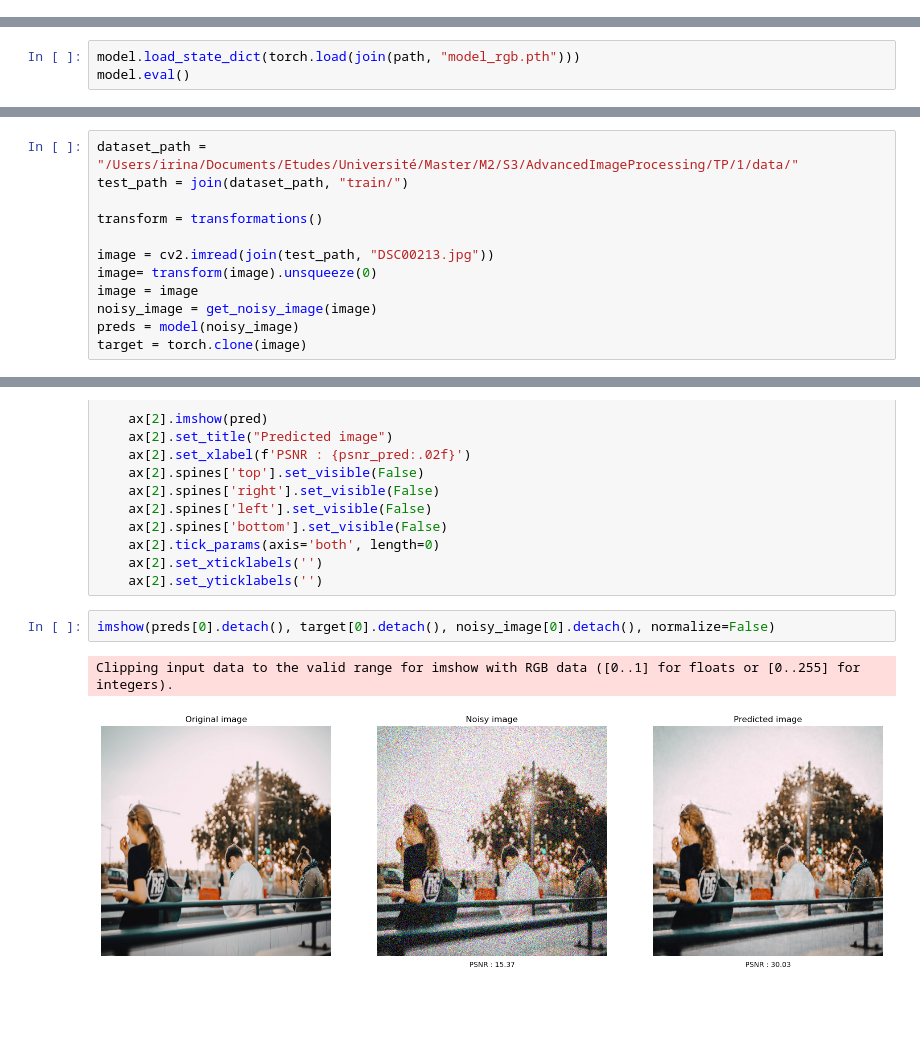
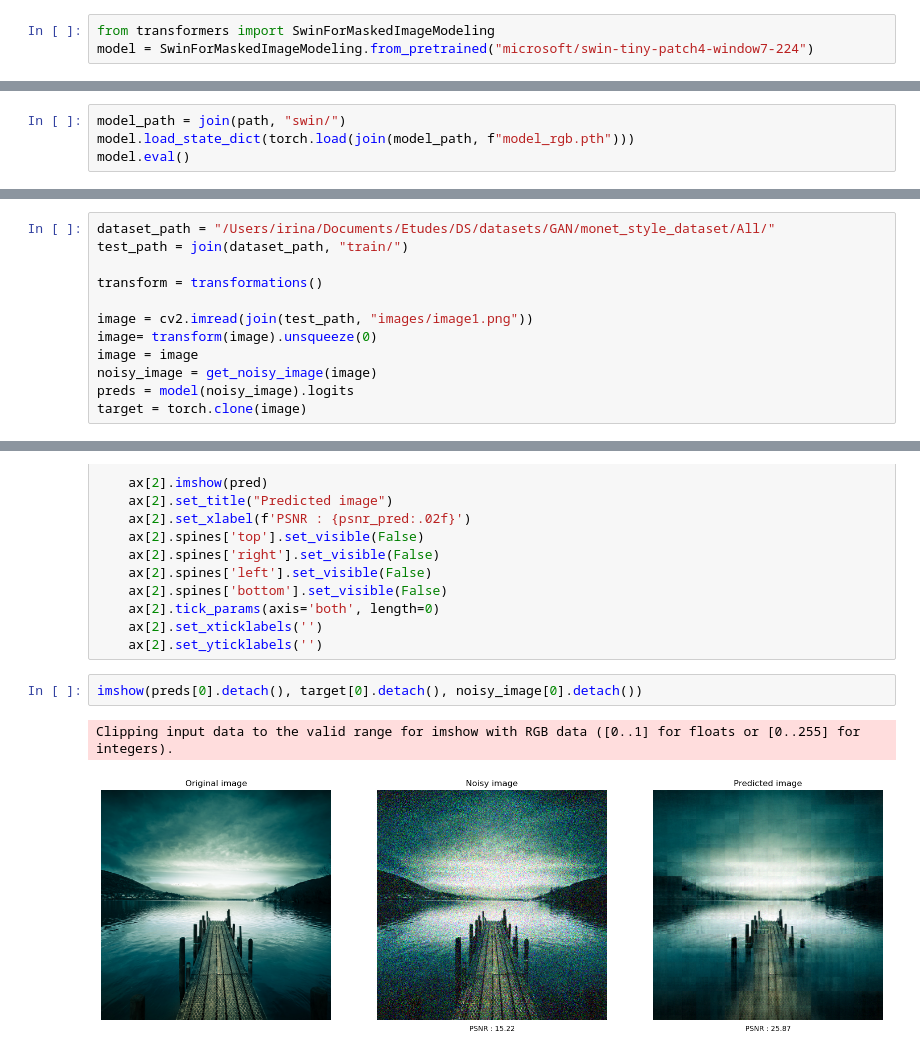
Before and after one commit to jojola-ir/deep-image-prior-denoising, a Jupyter notebook: test.ipynb, the cells around one changed output, grey strips where cells are left out. Drawn from its saved outputs; the diff is of its cells as text; blank space fills up the shorter version.

```diff
--- a/test.ipynb
+++ b/test.ipynb
@@ -14,0 +17,3 @@ model = Unet(in_channels=3, out_channels=3, depth=3)
+# %%
+from transformers import SwinForMaskedImageModeling
+model = SwinForMaskedImageModeling.from_pretrained("microsoft/swin-tiny-patch4-window7-224")
@@ -17,4 +48,5 @@ path = "results/"
 # %%
-model.load_state_dict(torch.load(join(path, "model_rgb.pth")))
+model_path = join(path, "swin/")
+model.load_state_dict(torch.load(join(model_path, f"model_rgb.pth")))
 model.eval()
 # %% [output]
@@ -37,15 +69,15 @@ Unet(
 )
 # %%
-dataset_path = "/Users/irina/Documents/Etudes/Université/Master/M2/S3/AdvancedImageProcessing/TP/1/data/"
+dataset_path = "/Users/irina/Documents/Etudes/DS/datasets/GAN/monet_style_dataset/All/"
 test_path = join(dataset_path, "train/")
 
 transform = transformations()
 
-image = cv2.imread(join(test_path, "DSC00213.jpg"))
+image = cv2.imread(join(test_path, "images/image1.png"))
 image= transform(image).unsqueeze(0)
 image = image
 noisy_image = get_noisy_image(image)
-preds = model(noisy_image)
+preds = model(noisy_image).logits
 target = torch.clone(image)
 # %%
 def imshow(pred, target, noisy_img, ax=None):
@@ -95,7 +127,7 @@ def imshow(pred, target, noisy_img, ax=None):
     ax[2].set_xticklabels('')
     ax[2].set_yticklabels('')
 # %%
-imshow(preds[0].detach(), target[0].detach(), noisy_image[0].detach(), normalize=False)
+imshow(preds[0].detach(), target[0].detach(), noisy_image[0].detach())
 # %% [output]
 Clipping input data to the valid range for imshow with RGB data ([0..1] for floats or [0..255] for integers).
-[figure, old version]
+[figure, new version]
```
Also changed, not shown: parts of 5 cells of this notebook, 2 other files.
